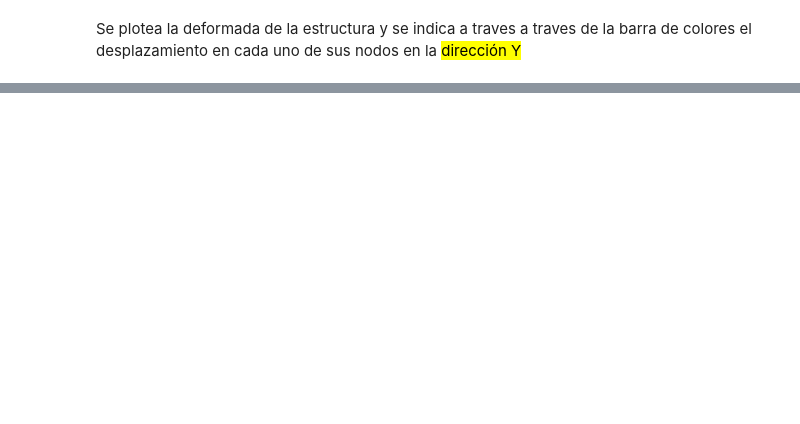
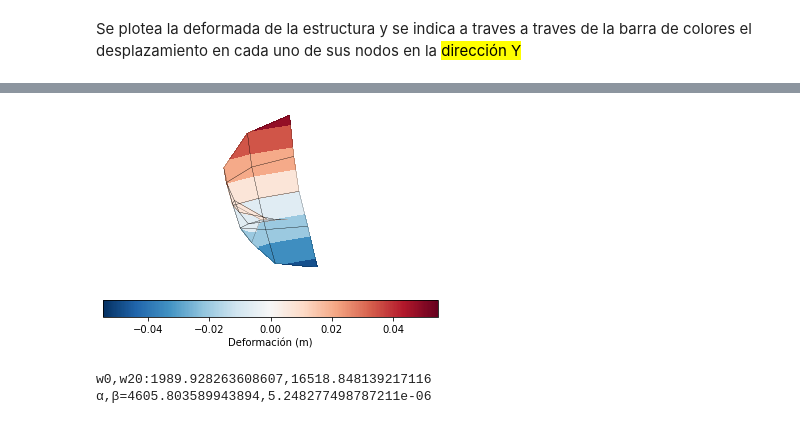
Before and after one commit to Julian-Palacios/pmef, a Jupyter notebook: 01_Viga_Quad4.ipynb, the cells around one changed output, grey strips where cells are left out. Saved outputs shown, nothing was run; the diff lists cells and outputs as text; code cells hidden in the pictures; blank space fills up the shorter version.

```diff
--- a/01_Viga_Quad4.ipynb
+++ b/01_Viga_Quad4.ipynb
@@ -97,0 +119,9 @@ plot_model_deformada('y', 30)
+# %%
+plot_modes(mode=3, FS=50)
+# %% [output]
+[figure, added]
+# %%
+AssemblyDamping()
+# %% [output]
+w0,w20:1989.928263608607,16518.848139217116
+α,β=4605.803589943894,5.248277498787211e-06
```
Also changed, not shown: parts of 20 cells of this notebook.
